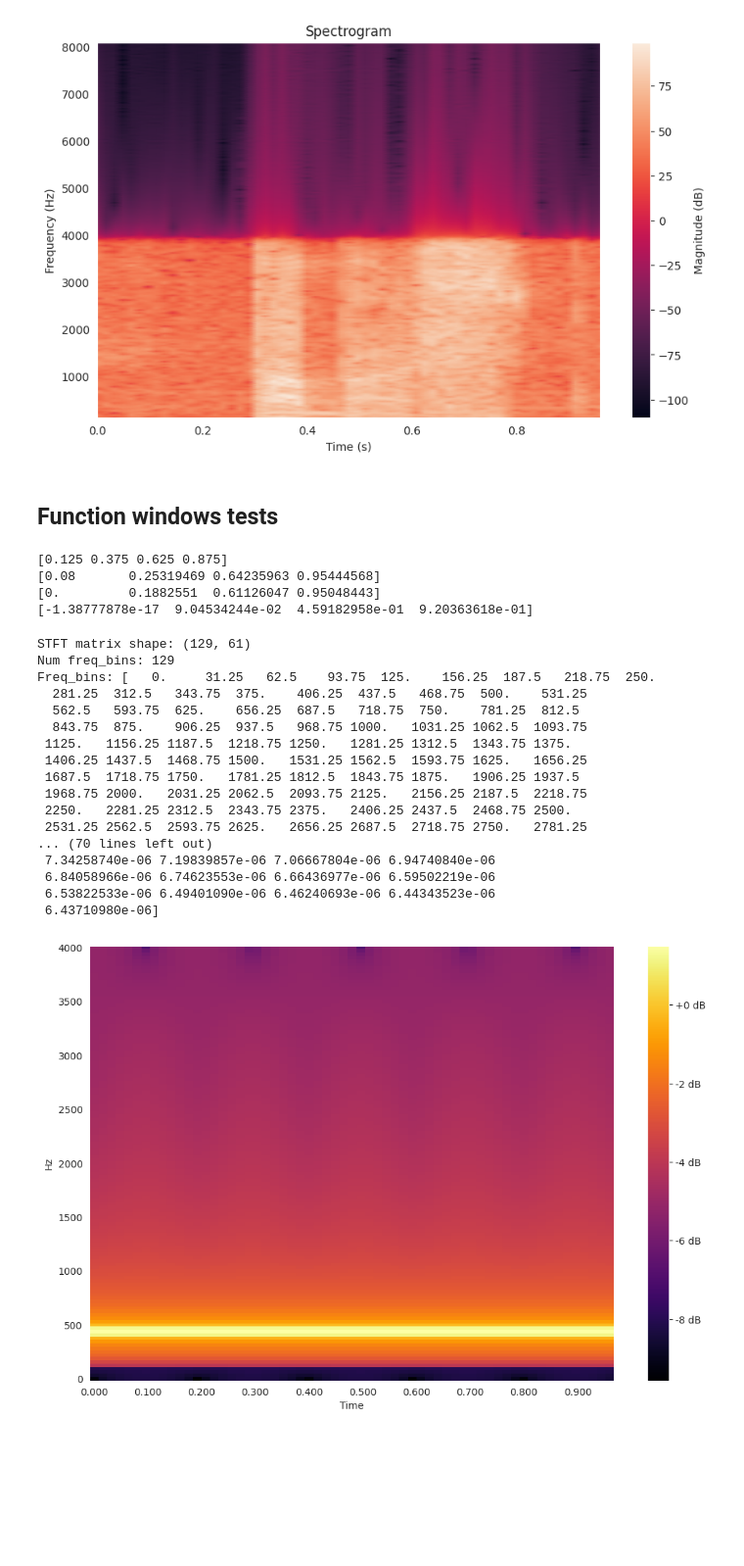
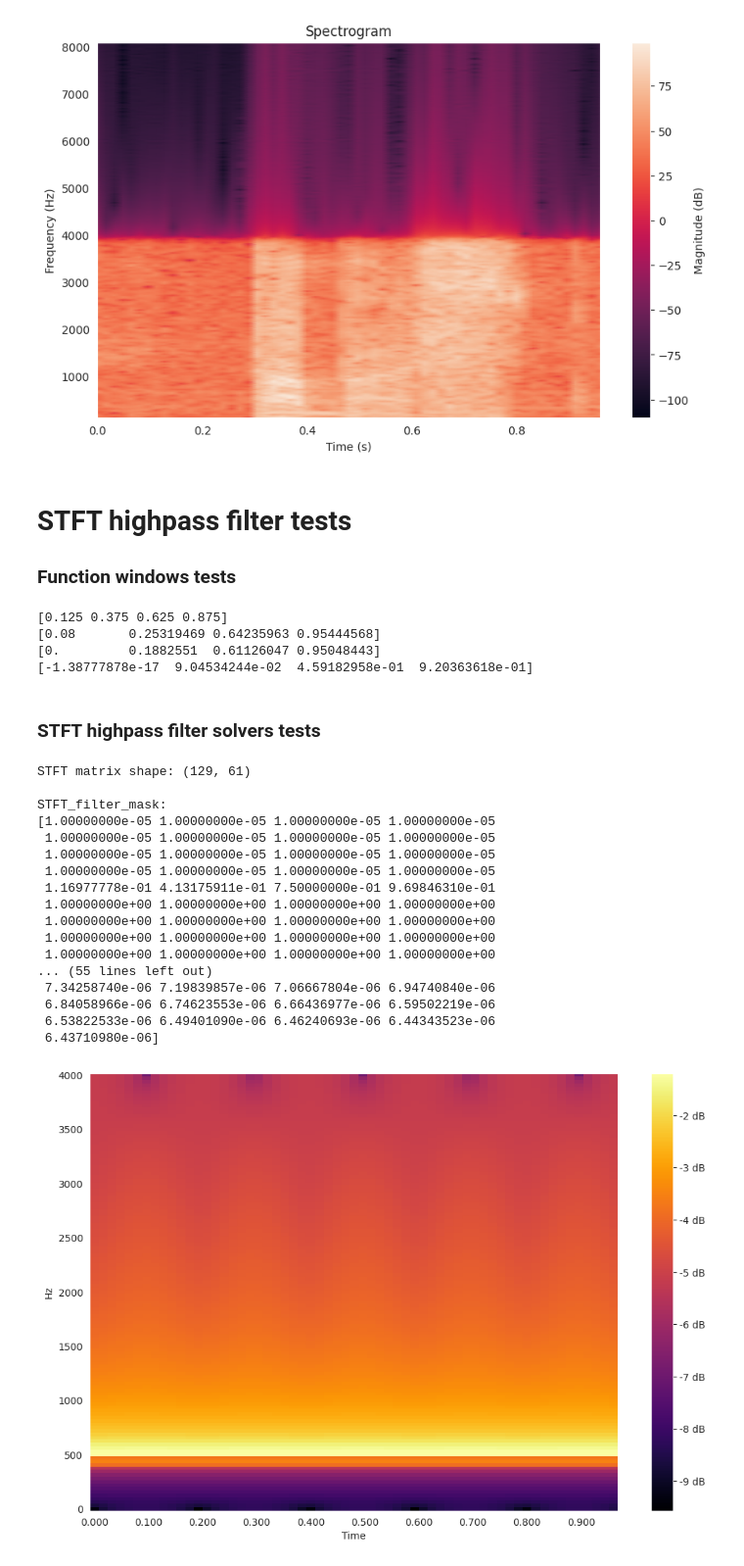
Before and after one commit to VisteK528/TRA_PROJ, a Jupyter notebook: DSP_prototype/STFT_tests.ipynb, the cells around one changed output. Shown at 98% size. Saved outputs shown, nothing was run; the diff lists cells and outputs as text; code cells hidden in the pictures; blank space fills up the shorter version.

Commit message:
Finished implementing and testing the highpass filter using STFT

```diff
--- a/DSP_prototype/STFT_tests.ipynb
+++ b/DSP_prototype/STFT_tests.ipynb
@@ -312,7 +314,8 @@ N_input: 1536
 STFT matrix shape: (256, 61)
 [figure]
 # %% [markdown]
-## Function windows tests
+# STFT highpass filter tests
+### Function windows tests
 # %%
 spectrum_edge_bins_number = 4
 print(scipy.signal.windows.triang(spectrum_edge_bins_number*2)[0:spectrum_edge_bins_number])
@@ -324,46 +327,51 @@ print(np.blackman(spectrum_edge_bins_number*2)[0:spectrum_edge_bins_number])
 [0.08       0.25319469 0.64235963 0.95444568]
 [0.         0.1882551  0.61126047 0.95048443]
 [-1.38777878e-17  9.04534244e-02  4.59182958e-01  9.20363618e-01]
+# %% [markdown]
+### STFT highpass filter solvers tests
 # %%
 fs = 8000  # Sampling frequency
 t = np.linspace(0, 1, fs, endpoint=False)  # 1-second time vector
 signal = 0.5 * np.sin(2 * np.pi * 440 * t)  # A 440 Hz sine wave
 
 window_size = 256
 hop_size = 128
 
 stft_matrix, freq_bins, time_frames = DSP_algorithms.stft(signal, fs=fs, N=window_size, hop_size=hop_size, window_type='hann')
 
-print(f"STFT matrix shape: {stft_matrix.shape}")
+print(f"STFT matrix shape: {stft_matrix.shape}\n")
 
-f_zero = 120
-f_cutoff = 240
+f_zero = 440
+f_pass = 620
 minimum_transmittance = 1e-5
 
-filtered_stft_matrix = DSP_algorithms.highpass_stft_filter(stft_matrix, fs=fs, f_cutoff=f_cutoff, f_zero=f_zero, minimum_transmittance=minimum_transmittance, window_type='hamming')
+stft_filter_mask = DSP_algorithms.get_highpass_stft_filter_maks(mask_length=stft_matrix.shape[0], fs=fs, f_pass=f_pass, f_zero=f_zero,
+                                                                minimum_transmittance=minimum_transmittance, window_type='hann')
+print(f"STFT_filter_mask:\n{stft_filter_mask}\n")
 
-print(abs(filtered_stft_matrix[:, 1]))
+filtered_stft_matrix = DSP_algorithms.highpass_stft_filter(stft_matrix, stft_filter_mask)
+print(f"STFT filtered matrix vector:\n{abs(filtered_stft_matrix[:, 1])}")
 
 plt.figure(figsize=(12, 8))
 librosa.display.specshow(np.log10(np.abs(filtered_stft_matrix)), x_axis='time', y_axis='linear', sr=8e3, cmap='inferno', hop_length=128)
 plt.colorbar(format='%+2.0f dB')
 plt.show()
 # %% [output]
 STFT matrix shape: (129, 61)
-Num freq_bins: 129
-Freq_bins: [   0.     31.25   62.5    93.75  125.    156.25  187.5   218.75  250.
-  281.25  312.5   343.75  375.    406.25  437.5   468.75  500.    531.25
-  562.5   593.75  625.    656.25  687.5   718.75  750.    781.25  812.5
-  843.75  875.    906.25  937.5   968.75 1000.   1031.25 1062.5  1093.75
- 1125.   1156.25 1187.5  1218.75 1250.   1281.25 1312.5  1343.75 1375.
- 1406.25 1437.5  1468.75 1500.   1531.25 1562.5  1593.75 1625.   1656.25
- 1687.5  1718.75 1750.   1781.25 1812.5  1843.75 1875.   1906.25 1937.5
- 1968.75 2000.   2031.25 2062.5  2093.75 2125.   2156.25 2187.5  2218.75
- 2250.   2281.25 2312.5  2343.75 2375.   2406.25 2437.5  2468.75 2500.
- 2531.25 2562.5  2593.75 2625.   2656.25 2687.5  2718.75 2750.   2781.25
-... (70 lines left out)
+
+STFT_filter_mask:
+[1.00000000e-05 1.00000000e-05 1.00000000e-05 1.00000000e-05
+ 1.00000000e-05 1.00000000e-05 1.00000000e-05 1.00000000e-05
+ 1.00000000e-05 1.00000000e-05 1.00000000e-05 1.00000000e-05
+ 1.00000000e-05 1.00000000e-05 1.00000000e-05 1.00000000e-05
+ 1.16977778e-01 4.13175911e-01 7.50000000e-01 9.69846310e-01
+ 1.00000000e+00 1.00000000e+00 1.00000000e+00 1.00000000e+00
+ 1.00000000e+00 1.00000000e+00 1.00000000e+00 1.00000000e+00
+ 1.00000000e+00 1.00000000e+00 1.00000000e+00 1.00000000e+00
+ 1.00000000e+00 1.00000000e+00 1.00000000e+00 1.00000000e+00
+... (55 lines left out)
  7.34258740e-06 7.19839857e-06 7.06667804e-06 6.94740840e-06
  6.84058966e-06 6.74623553e-06 6.66436977e-06 6.59502219e-06
  6.53822533e-06 6.49401090e-06 6.46240693e-06 6.44343523e-06
  6.43710980e-06]
-[figure, old version]
+[figure, new version]
```
Also changed, not shown: parts of 4 cells of this notebook, 1 other file.
